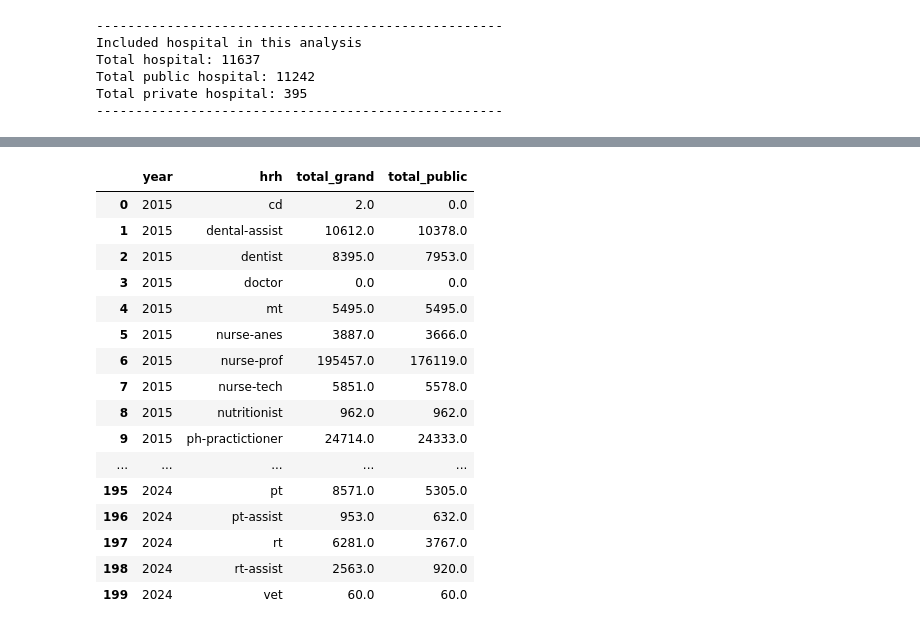
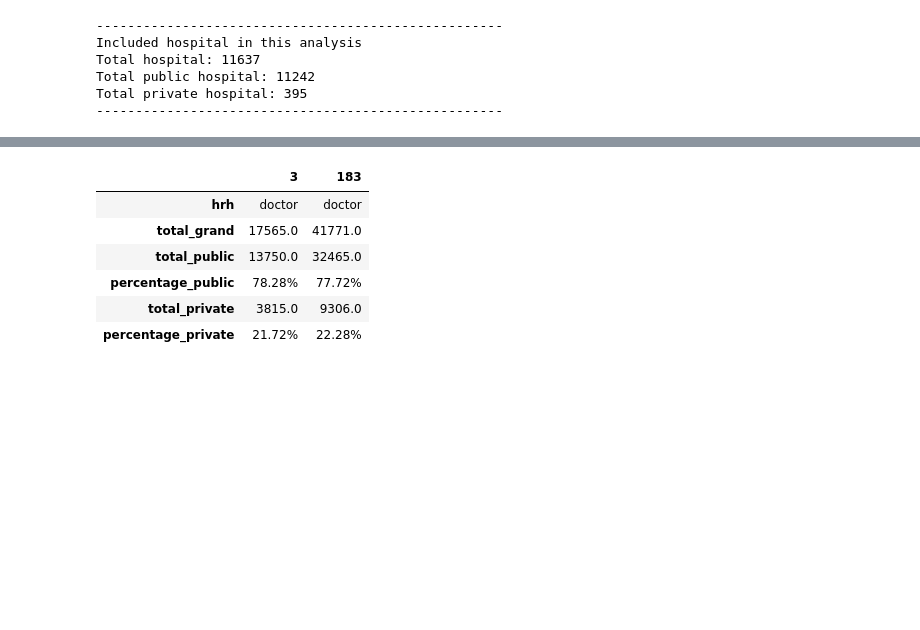
Before and after one commit to psitthirat/HRH, a Jupyter notebook: hrh.ipynb, the cells around one changed output, grey strips where cells are left out. Cells and saved outputs as stored; diff of their text form; code cells hidden in the pictures; blank space fills up the shorter version.

```diff
--- a/hrh.ipynb
+++ b/hrh.ipynb
@@ -528,7 +697,6 @@ public = df[df['type_gr'] == 'public'].pivot_table(index=['year', 'hrh'], values
 
 # Merge the pivot data and calculate the ratio-to-population
 total = pd.merge(total, public, how='left', on=['year', 'hrh'], suffixes=('_grand', '_public'))
-display(total)
 total['total_private'] = total['total_grand'] - total['total_public']
 total['percentage_public'] = total.apply(lambda row: f'{((row['total_public']/row['total_grand'])*100):.2f}%', axis=1)
 total['percentage_private'] = total.apply(lambda row: f'{((row['total_private']/row['total_grand'])*100):.2f}%', axis=1)
@@ -546,7 +714,7 @@ average_combined = pd.merge(average_crude_increase, average_changes, how='inner'
 total.to_csv('output/analyse/hrh/Table 1A Total Numbers of Physician and Specilist.csv')
 average_changes.to_csv('output/analyse/hrh/Table 1B Changes Physician and Specilist.csv')
 
-for gr in ['doctor', 'nurse_prof', 'dentist', 'pharmacist', 'pt', 'rt', 'ph-practictioner']:
+for gr in ['doctor', 'nurse-prof', 'dentist', 'pharmacist', 'pt', 'rt', 'ph-practictioner']:
     print(f'Descriptive Table for {gr}')
     display(total[(total['hrh'] == gr) & (total['year'].isin([2015, 2024]))][['hrh', 'total_grand', 'total_public', 'percentage_public', 'total_private', 'percentage_private']].T)
     display(average_crude_increase[average_crude_increase['hrh'] == gr].T)
@@ -554,48 +722,42 @@ for gr in ['doctor', 'nurse_prof', 'dentist', 'pharmacist', 'pt', 'rt', 'ph-prac
 
 #------------------------------------------
 
-# # Build the graph
+# Build the graph
+hrh_types  = ['doctor', 'nurse-prof', 'dentist', 'pharmacist', 'pt', 'rt', 'ph-practictioner']
+hrh_labels = ['Doctor', 'Nurse', 'Dentist', 'Pharmacist', 'Physiotherapist', 'Radiologic Tech.', 'PH Practitioner']
+colors     = ['#1f77b4', '#ff7f0e', '#2ca02c', '#d62728', '#9467bd', '#8c564b', '#e377c2']
 
-# # Set up the subplots
-# fig, axes = plt.subplots(1, 2, figsize=(12, 6))
+fig, axes = plt.subplots(1, 2, figsize=(14, 6))
 
-# # 1. Line graph for 'Physician' with columns: total_grand, total_private, total_public
-# physician_data = total[total['hrh'] == 'Physician']
-# axes[0].plot(physician_data['year'], physician_data['total_grand'], label='Total Physician', marker='o', linestyle='-', color='#688ae8')
-# axes[0].plot(physician_data['year'], physician_data['total_private'], label='Private Sector', marker='s', linestyle=':', color='#c33d69')
-# axes[0].plot(physician_data['year'], physician_data['total_public'], label='Public Sector', marker='s', linestyle=':', color='#2ea597')
+# 1. Time series of total number (total_grand) per profession
+for hrh_type, label, color in zip(hrh_types, hrh_labels, colors):
+    data = total[total['hrh'] == hrh_type]
+    axes[0].plot(data['year'], data['total_grand'], label=label, marker='o', color=color, linewidth=1.5)
 
-# # Add details to the first subplot
-# axes[0].set_title('', fontsize=12, weight='bold')
-# axes[0].set_xlabel('Year', fontsize=10)
-# axes[0].set_ylim(0,60000)
-# axes[0].set_ylabel('Number of Physicians', fontsize=10)
-# axes[0].yaxis.set_major_formatter(mtick.FuncFormatter(lambda x, _: f'{int(x):,}'))
-# axes[0].legend(fontsize=9)
-# axes[0].grid(True, alpha=0.5)
-# axes[0].tick_params(axis='both', which='major', labelsize=9)
+axes[0].set_title('Total Health Workforce by Profession (2015–2024)', fontsize=12, weight='bold')
+axes[0].set_xlabel('Year', fontsize=10)
+axes[0].set_ylabel('Number of Personnel', fontsize=10)
+axes[0].yaxis.set_major_formatter(mtick.FuncFormatter(lambda x, _: f'{int(x):,}'))
+axes[0].legend(fontsize=8)
+axes[0].grid(True, alpha=0.5)
+axes[0].tick_params(axis='both', which='major', labelsize=9)
 
-# # 2. Line graph for 'Generalist' and 'Specialist' for total_public
-# generalist_data = total[total['hrh'] == 'Generalist']
-# specialist_data = total[total['hrh'] == 'Specialist']
+# 2. Time series of the gap in % between public and private (% public - % private)
+for hrh_type, label, color in zip(hrh_types, hrh_labels, colors):
+    data = total[total['hrh'] == hrh_type].copy()
+    data['gap'] = ((data['total_public'] - data['total_private']) / data['total_grand']) * 100
+    axes[1].plot(data['year'], data['gap'], label=label, marker='o', color=color, linewidth=1.5)
 
-# axes[1].plot(generalist_data['year'], generalist_data['total_public'], label='GP', marker='o', linestyle='-.', color='#e07941')
-# axes[1].plot(specialist_data['year'], specialist_data['total_public'], label='Specialist', marker='o', linestyle='-.', color='#8456ce')
+axes[1].axhline(0, color='black', linewidth=0.8, linestyle='--')
+axes[1].set_title('Public–Private Gap by Profession (2015–2024)', fontsize=12, weight='bold')
+axes[1].set_xlabel('Year', fontsize=10)
+axes[1].set_ylabel('Gap (% public − % private)', fontsize=10)
+axes[1].yaxis.set_major_formatter(mtick.FuncFormatter(lambda x, _: f'{x:.0f}%'))
+axes[1].legend(fontsize=8)
+axes[1].grid(True, alpha=0.5)
+axes[1].tick_params(axis='both', which='major', labelsize=9)
 
-# # Add details to the second subplot
-# axes[1].set_title('', fontsize=12, weight='bold')
-# axes[1].set_xlabel('Year', fontsize=10)
-# axes[1].set_ylim(0,60000)
-# axes[1].set_ylabel('Number of Physicians', fontsize=10)
-# axes[1].yaxis.set_major_formatter(mtick.FuncFormatter(lambda x, _: f'{int(x):,}'))
-# axes[1].legend(fontsize=9)
-# axes[1].grid(True, alpha=0.5)
-# axes[1].tick_params(axis='both', which='major', labelsize=9)
-
-# # Adjust layout for better readability
-# plt.tight_layout()
-
-# # Save as a high-resolution figure for publication
-# # plt.savefig("standardized_line_chart.png", dpi=300)
-# plt.show()
+plt.tight_layout()
+plt.savefig('output/analyse/hrh/Figure 1 HRH Trends and Public-Private Gap.png', dpi=300, bbox_inches='tight')
+plt.show()
 # %% [output]
@@ -602,17 +765,7 @@ for gr in ['doctor', 'nurse_prof', 'dentist', 'pharmacist', 'pt', 'rt', 'ph-prac
-|  | year | hrh | total_grand | total_public |
-| 0 | 2015 | cd | 2.0 | 0.0 |
-| 1 | 2015 | dental-assist | 10612.0 | 10378.0 |
-| 2 | 2015 | dentist | 8395.0 | 7953.0 |
-| 3 | 2015 | doctor | 0.0 | 0.0 |
-| 4 | 2015 | mt | 5495.0 | 5495.0 |
-| 5 | 2015 | nurse-anes | 3887.0 | 3666.0 |
-| 6 | 2015 | nurse-prof | 195457.0 | 176119.0 |
-| 7 | 2015 | nurse-tech | 5851.0 | 5578.0 |
-| 8 | 2015 | nutritionist | 962.0 | 962.0 |
-| 9 | 2015 | ph-practictioner | 24714.0 | 24333.0 |
-| ... | ... | ... | ... | ... |
-| 195 | 2024 | pt | 8571.0 | 5305.0 |
-| 196 | 2024 | pt-assist | 953.0 | 632.0 |
-| 197 | 2024 | rt | 6281.0 | 3767.0 |
-| 198 | 2024 | rt-assist | 2563.0 | 920.0 |
-| 199 | 2024 | vet | 60.0 | 60.0 |
+|  | 3 | 183 |
+| hrh | doctor | doctor |
+| total_grand | 17565.0 | 41771.0 |
+| total_public | 13750.0 | 32465.0 |
+| percentage_public | 78.28% | 77.72% |
+| total_private | 3815.0 | 9306.0 |
+| percentage_private | 21.72% | 22.28% |
```
Also changed, not shown: parts of 15 cells of this notebook.
